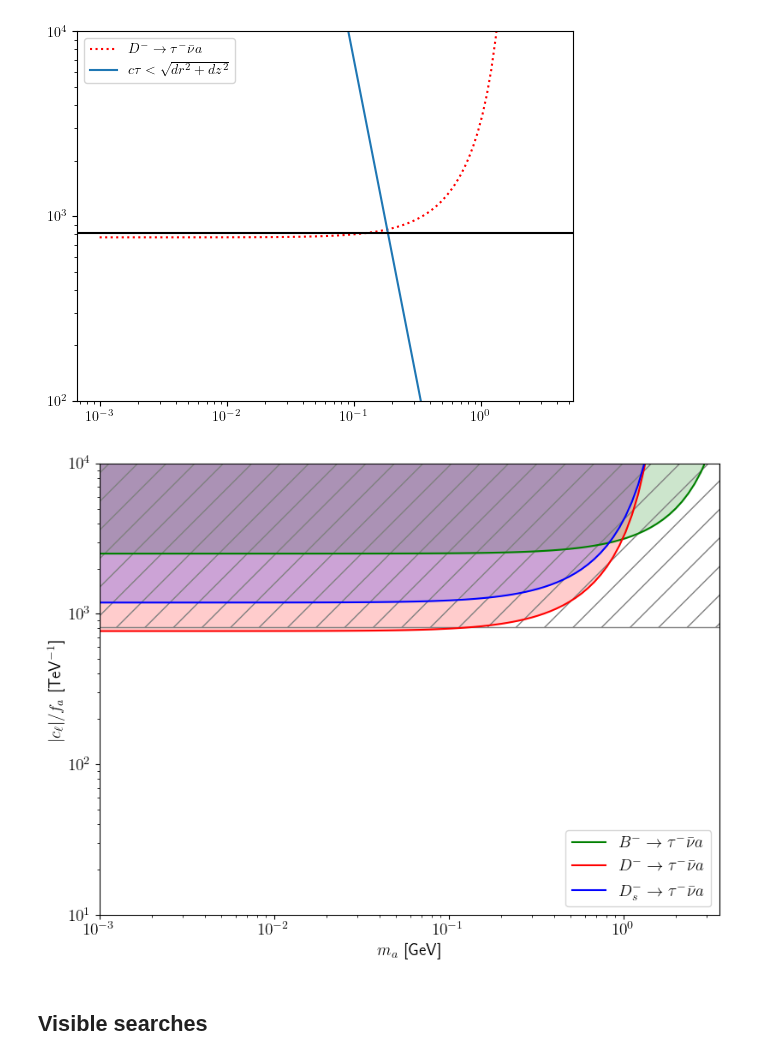
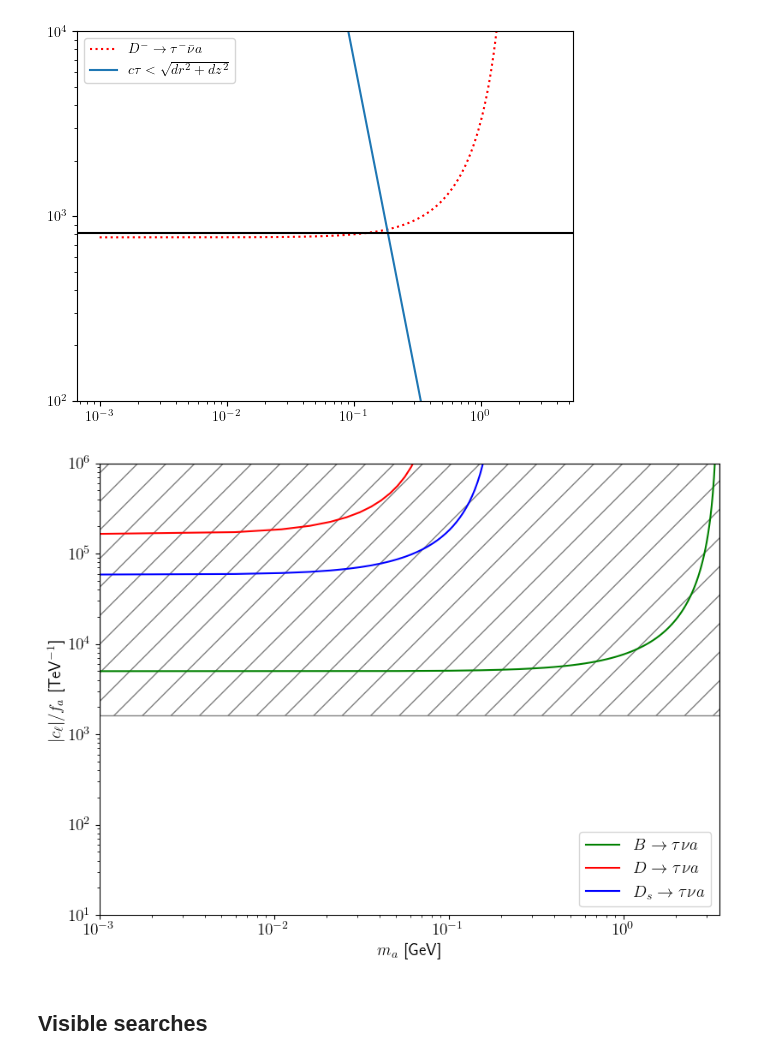
Before and after one commit to Jorge-Alda/tauALPs, a Jupyter notebook: PseudoScalar/mesondecays/meson_EW.ipynb, the cells around one changed output. Drawn from its saved outputs; the diff is of its cells as text; code cells hidden in the pictures.

Commit message:
M->lnua decays with EWviolation

```diff
--- a/PseudoScalar/mesondecays/meson_EW.ipynb
+++ b/PseudoScalar/mesondecays/meson_EW.ipynb
@@ -136,7 +128,7 @@ for meson in ['Ds']:
     else:
         leplist = ['e', 'mu', 'tau']
     for lep in leplist:
-        bound = [np.sqrt((exp_lims[(meson, lep)][2]/exp_lims[(meson, lep)][0])/BR_ratio(m_meson[meson], m_lep[lep], 10**x)) for x in np.linspace(-3, np.log10(2*mtau), 100)]
+        bound = [np.sqrt((exp_lims[(meson, lep)][2]/exp_lims[(meson, lep)][0])/BR_ratio(m_meson[meson], m_lep[lep], 10**x)) for x in np.linspace(-3, np.log10(2*mtau), 500)]
         plt.loglog(ma_list, bound, label='$' + tex[meson] + r'^- \to ' + tex[lep] + r'^- \bar{\nu} a$', c=c[meson], ls=ls[lep])
 plt.loglog(ma_list, [np.sqrt(tau_alp(m, 1)/(1.5**2+0.5**2)**0.5) for m in ma_list], label=r'$c\tau < \sqrt{dr^2+dz^2}$')
 plt.legend()
@@ -150,7 +142,7 @@ for meson in ['Ds']:
     else:
         leplist = ['tau']
     for lep in leplist:
-        bound = [np.sqrt((exp_lims[(meson, lep)][2]/exp_lims[(meson, lep)][0])/BR_ratio(m_meson[meson], m_lep[lep], 10**x)) for x in np.linspace(-3, np.log10(2*mtau), 100)]
+        bound = [np.sqrt((exp_lims[(meson, lep)][2]/exp_lims[(meson, lep)][0])/BR_ratio(m_meson[meson], m_lep[lep], 10**x)) for x in np.linspace(-3, np.log10(2*mtau), 500)]
         plt.loglog(ma_list, bound, label='$' + tex[meson] + r'^- \to ' + tex[lep] + r'^- \bar{\nu} a$', c=c[meson], ls=ls[lep])
 plt.loglog(ma_list, [np.sqrt(tau_photon(m)/(0.5**2+2**2)**0.5) for m in ma_list], label=r'$c\tau < \sqrt{dr^2+dz^2}$')
 plt.legend()
@@ -164,7 +156,7 @@ for meson in ['D']:
     else:
         leplist = ['e', 'mu', 'tau']
     for lep in leplist:
-        bound = [np.sqrt((exp_lims[(meson, lep)][2]/exp_lims[(meson, lep)][0])/BR_ratio(m_meson[meson], m_lep[lep], 10**x)) for x in np.linspace(-3, np.log10(2*mtau), 100)]
+        bound = [np.sqrt((exp_lims[(meson, lep)][2]/exp_lims[(meson, lep)][0])/BR_ratio(m_meson[meson], m_lep[lep], 10**x)) for x in np.linspace(-3, np.log10(2*mtau), 500)]
         plt.loglog(ma_list, bound, label='$' + tex[meson] + r'^- \to ' + tex[lep] + r'^- \bar{\nu} a$', c=c[meson], ls=ls[lep])
 #plt.loglog(ma_list, [np.sqrt(tau_alp(m, 1)/(1.5**2+0.5**2)**0.5) for m in ma_list], label=r'$c\tau < \sqrt{dr^2+dz^2}$')
 plt.loglog(ma_list, [np.sqrt(tau_alp(m, 1)/1) for m in ma_list], label=r'$c\tau <$ 1m')
@@ -180,7 +172,7 @@ for meson in ['D']:
     else:
         leplist = ['tau']
     for lep in leplist:
-        bound = [np.sqrt((exp_lims[(meson, lep)][2]/exp_lims[(meson, lep)][0])/BR_ratio(m_meson[meson], m_lep[lep], 10**x)) for x in np.linspace(-3, np.log10(2*mtau), 100)]
+        bound = [np.sqrt((exp_lims[(meson, lep)][2]/exp_lims[(meson, lep)][0])/BR_ratio(m_meson[meson], m_lep[lep], 10**x)) for x in np.linspace(-3, np.log10(2*mtau), 500)]
         plt.loglog(ma_list, bound, label='$' + tex[meson] + r'^- \to ' + tex[lep] + r'^- \bar{\nu} a$', c=c[meson], ls=ls[lep])
 plt.loglog(ma_list, [np.sqrt(tau_photon(m)/(0.5**2+2**2)**0.5) for m in ma_list], label=r'$c\tau < \sqrt{dr^2+dz^2}$')
 plt.legend()
@@ -191,24 +183,23 @@ plt.ylim([1e2, 1e4])
 [figure]
 # %%
 plt.figure(figsize=[8,6])
-for decay, val in exp_lims.items():
+for decay in exp_lims.keys():
     meson = decay[0]
     lep = decay[1]
-    if lep =='tau':
-        bound = [np.sqrt((exp_lims[(meson, lep)][2]/exp_lims[(meson, lep)][0])/BR_ratio(m_meson[meson], m_lep[lep], 10**x)) for x in np.linspace(-3, np.log10(2*mtau), 100)]
-        plt.loglog(ma_list, bound, label='$' + tex[meson] + r'^- \to ' + tex[lep] + r'^- \bar{\nu} a$', c=c[meson])
-        plt.fill_between(ma_list, bound, 1e5, color=c[meson], alpha = 0.2)
+    if lep == 'tau':
+        df = pd.read_csv(f'gl{meson.capitalize()}to{lep.capitalize()}.dat', sep='\t', names=['ma', 'BR'])
+        plt.loglog(df['ma'], np.sqrt(exp_lims[decay][2]/df['BR']), lw=1.5, c=c[meson], label= '$' + tex[meson] + r' \to ' + tex[lep] + r'\nu a$')
 
-plt.fill_between([1e-3, 2*mtau], [814, 814], [1e5, 1e5], color='none', edgecolor='gray', hatch='/')
-plt.ylim([10, 1e4])
+plt.fill_between([1e-3, 2*mtau], [2*814, 2*814], [1e6, 1e6], color='none', edgecolor='gray', hatch='/')
+plt.ylim([10, 1e6])
 plt.xlim([1e-3, 2*mtau])
 plt.xticks(fontsize=14)
 plt.yticks(fontsize=14)
 plt.legend(fontsize=14, loc='lower right')
 plt.xlabel(r'$m_a$ [GeV]', fontsize=14)
 plt.ylabel(r'$|c_\ell|/f_a$ [TeV$^{-1}$]', fontsize=14)
 plt.tight_layout(pad=0.5)
 plt.savefig('meson_lept_invisible.pdf')
 # %% [output]
-[figure, old version]
+[figure, new version]
 # %%
```
Also changed, not shown: parts of 28 cells of this notebook, 56 other files.
